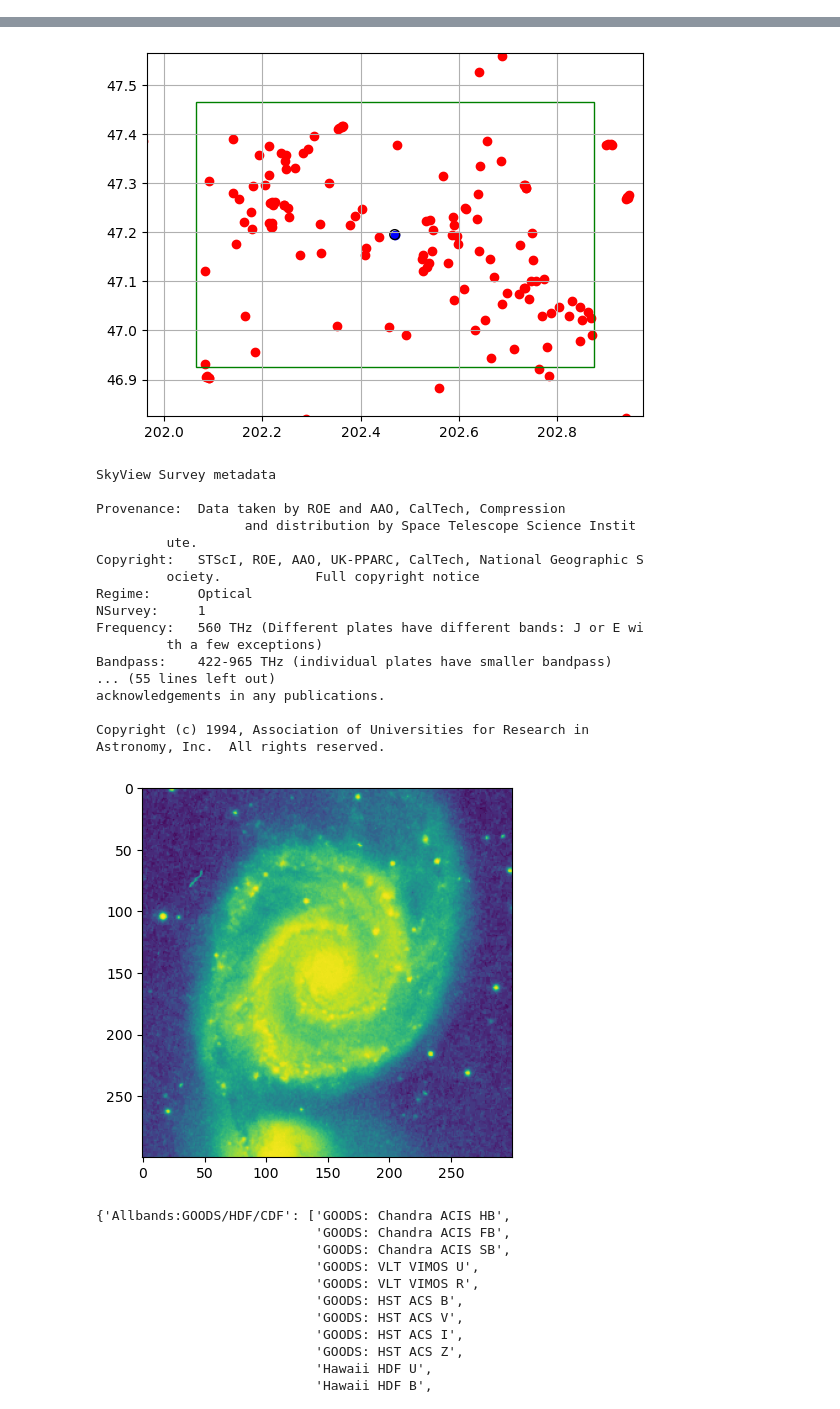
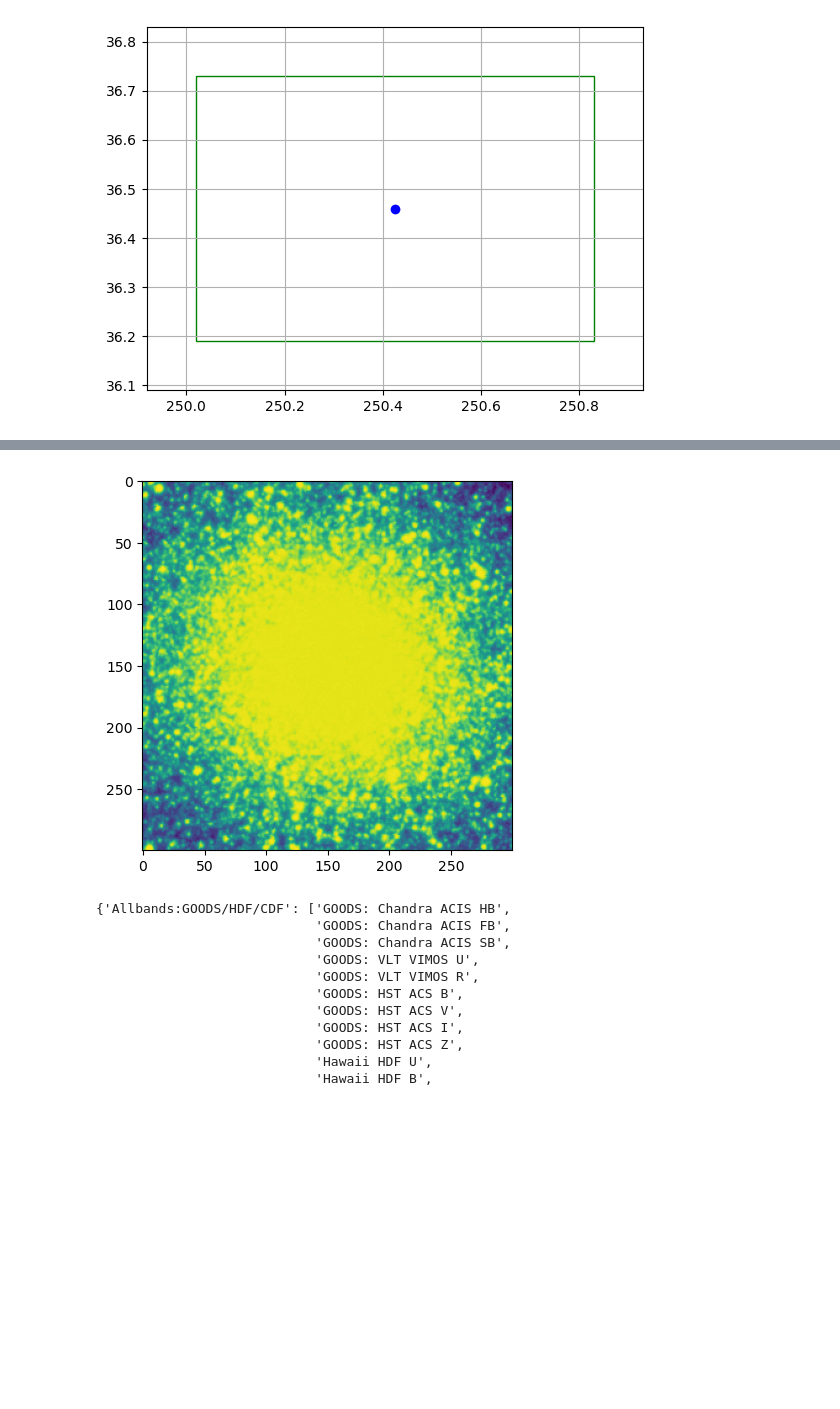
Before and after one commit to pirgalim/Glenlea-SAW, a Jupyter notebook: notebooks/skyplot.ipynb, the cells around one changed output, grey strips where cells are left out. Saved outputs shown, nothing was run; the diff lists cells and outputs as text; code cells hidden in the pictures; blank space fills up the shorter version.

```diff
--- a/notebooks/skyplot.ipynb
+++ b/notebooks/skyplot.ipynb
@@ -10,9 +10,17 @@ from astropy.visualization import simple_norm
 
 # these coordinates will be provided by the status API
 
-# using m51 as an example
-ra = 202.469575
-dec = 47.1952583
+# using M51 as an example
+# ra = 202.469575
+# dec = 47.1952583
+
+# M65
+# ra = 169.7292
+# dec = 13.0922
+
+# M13
+ra =  250.4242
+dec =  36.4600
 
 target = SkyCoord(ra=ra, dec=dec, unit="deg", frame="icrs")
 # target = SkyCoord(ra=83.63888889, dec=22.01444444, unit='deg', frame='icrs')
@@ -27,7 +35,9 @@ image = SkyView.get_images(position=target, survey=["DSS"])[0][0]
 
 # get nearby objects
 
-results = Simbad.query_region(target, radius=0.5 * u.deg)
+Simbad.ROW_LIMIT = 5000
+
+results = Simbad.query_region(target, radius=0.85 * u.deg)
 
 Simbad.reset_votable_fields()
 Simbad.add_votable_fields('otype')
@@ -35,7 +45,7 @@ count = 0
 
 new_list = []
 for r in results:
-    if "Galaxy" in r["OTYPE"]:
+    if "SNR" in r["OTYPE"]:
         print(r["MAIN_ID", "RA", "DEC", "OTYPE"])
         new_list.append(r["MAIN_ID", "RA", "DEC", "OTYPE"])
 
@@ -45,8 +55,6 @@ list = []
 for r in new_list:
 
     new = SkyCoord(ra=r["RA"], dec=r["DEC"], unit=(u.hourangle, u.deg), frame="icrs")
-
-
     list.append((new, r["MAIN_ID"]))
 
 
@@ -61,7 +69,7 @@ for r in new_list:
 fig, ax = plt.subplots()
 for l in list:
 
-    ax.scatter(l[0].ra.deg, l[0].dec.deg, color='red')
+    ax.scatter(l[0].ra.deg, l[0].dec.deg, color='red', s=1)
 
 # for l in list:
 #     ax.annotate(l[1], (l[0].ra.deg,l[0].dec.deg))
@@ -69,10 +77,10 @@ for l in list:
 
 ax.scatter(target.ra.deg, target.dec.deg, color='blue')
 
-radius = 0.01
-circle = plt.Circle( (target.ra.deg, target.dec.deg), radius, fill = False )
+# radius = 0.01
+# circle = plt.Circle( (target.ra.deg, target.dec.deg), radius, fill = False )
 
-ax.add_patch(circle)
+# ax.add_patch(circle)
 
 
 rect = plt.Rectangle((target.ra.deg - 0.81/2, target.dec.deg - 0.54/2), 0.81, 0.54, linewidth=1, edgecolor='g', facecolor='none')
@@ -101,3 +109,4 @@ plt.imshow(image.data, norm=norm)
 
 print(image.header["COMMENT"])
 # %% [output]
+[figure, new version]
@@ -121,22 +130,4 @@ Gaia DR3 1551929086011271424 13 32 42.8024 +47 04 00.806 Galaxy
-[figure, old version]
-SkyView Survey metadata
-
-Provenance:  Data taken by ROE and AAO, CalTech, Compression
-                   and distribution by Space Telescope Science Instit
-         ute.
-Copyright:   STScI, ROE, AAO, UK-PPARC, CalTech, National Geographic S
-         ociety.            Full copyright notice
-Regime:      Optical
-NSurvey:     1
-Frequency:   560 THz (Different plates have different bands: J or E wi
-         th a few exceptions)
-Bandpass:    422-965 THz (individual plates have smaller bandpass)
-... (55 lines left out)
-acknowledgements in any publications.
-
-Copyright (c) 1994, Association of Universities for Research in
-Astronomy, Inc.  All rights reserved.
-[figure, old version]
+[figure, new version]
 # %%
 SkyView.list_surveys()
 # %% [output]
```
Also changed, not shown: parts of 1 cell of this notebook, 5 other files.
